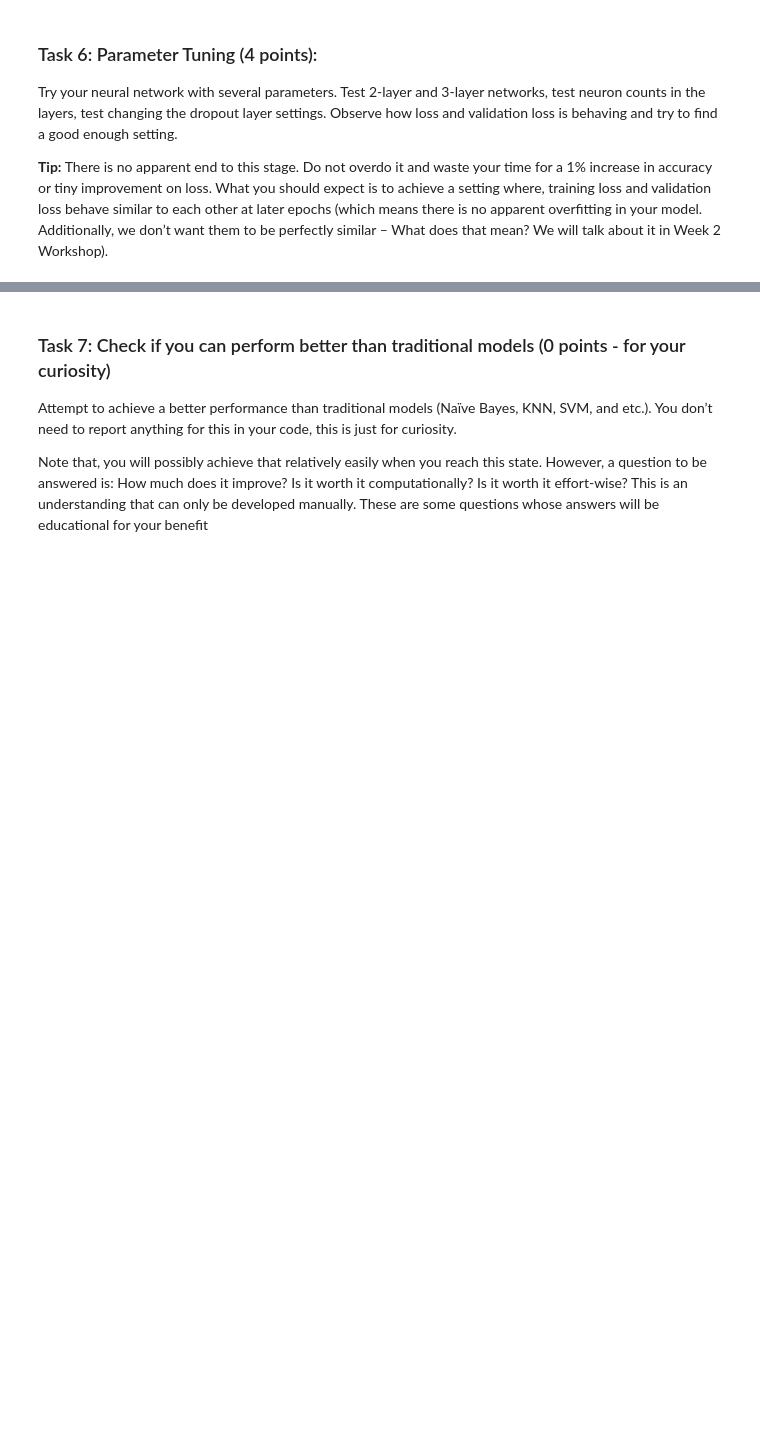
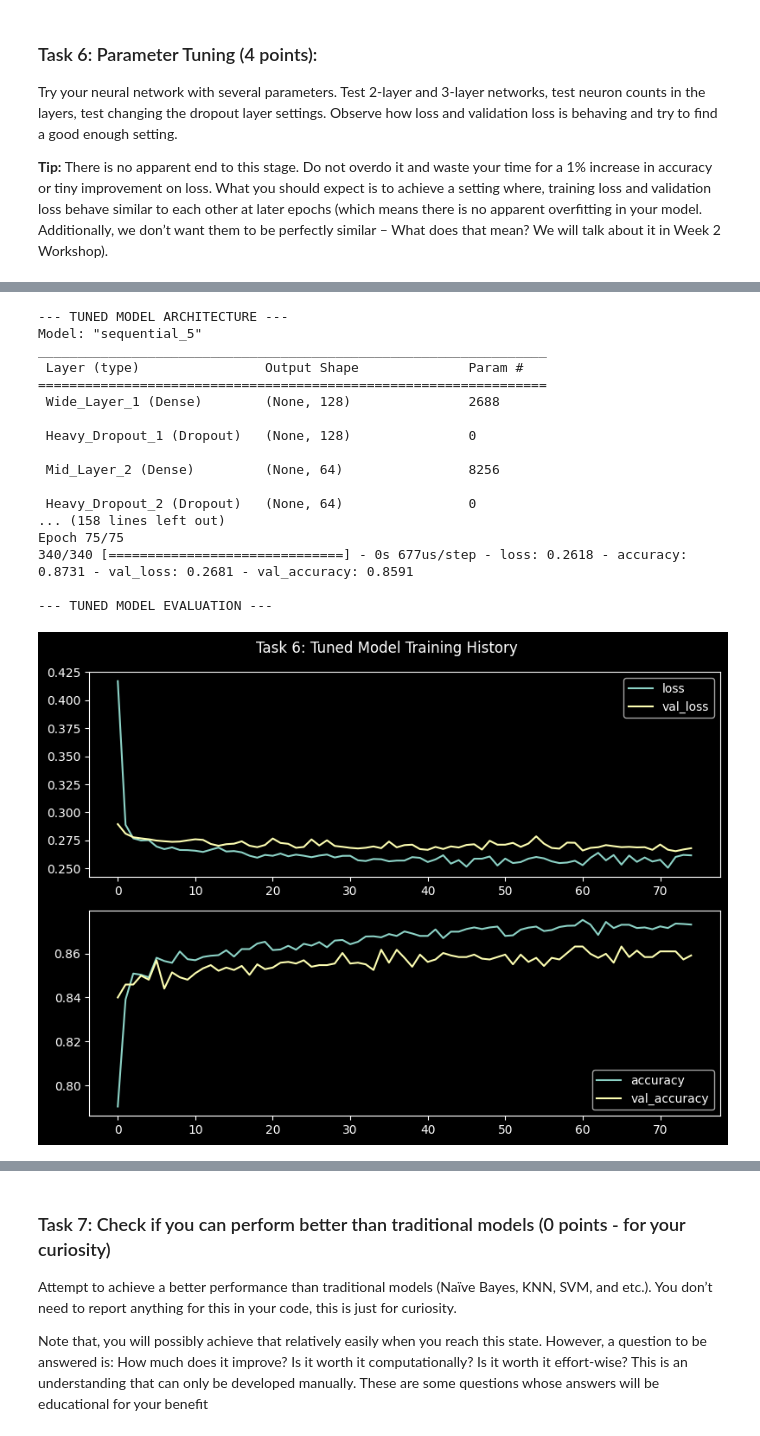
Before and after one commit to Alinakatiliute/BIM-Deep-Learning, a Jupyter notebook: Assignmnet 1.ipynb, the cells around one changed output, grey strips where cells are left out. Drawn from its saved outputs; the diff is of its cells as text; code cells hidden in the pictures; blank space fills up the shorter version.

```diff
--- a/Assignmnet 1.ipynb
+++ b/Assignmnet 1.ipynb
@@ -322,0 +315,61 @@ Tuned Model - Test Loss: 0.2594, Test Accuracy: 0.8743
+# %%
+# ==========================================
+# TASK 6: PARAMETER TUNING (variation 2: 2 Layers, Many Neurons in Layer 1, Little Neurons in Layer 2)
+# ==========================================
+
+# 1. Build the Tuned Architecture (3-Layer Network with Dropout)
+variation2_model = keras.Sequential([
+    # Layer 1: Very wide to find complex cross-feature interactions
+    layers.Dense(128, activation='relu', input_shape=(input_dim,), name="Wide_Layer_1"),
+    layers.Dropout(0.4, name="Heavy_Dropout_1"),
+
+    # Layer 2: Mid-sized funnel
+    layers.Dense(64, activation='relu', name="Mid_Layer_2"),
+    layers.Dropout(0.3, name="Heavy_Dropout_2"),
+
+    # Output Layer
+    layers.Dense(3, activation='softmax', name="Output_Layer")
+])
+
+print("--- TUNED MODEL ARCHITECTURE ---")
+variation2_model.summary()
+
+variation2_model.compile(
+    optimizer='rmsprop',
+    loss='categorical_crossentropy',
+    metrics=['accuracy']
+)
+
+print("\n--- BEGINNING TUNED MODEL TRAINING ---")
+history_tuned = variation2_model.fit(
+    X_train_matrix, y_train_cat,
+    epochs=75,            # Doubling epochs to give the more complex model a chance to learn
+    batch_size=32,
+    validation_split=0.2,
+    verbose=1
+)
+
+print("\n--- TUNED MODEL EVALUATION ---")
+plot_history(history_tuned, title="Task 6: Tuned Model Training History")
+
+test_loss_tuned, test_acc_tuned = variation2_model.evaluate(X_test_matrix, y_test_cat, verbose=0)
+print(f"Tuned Model - Test Loss: {test_loss_tuned:.4f}, Test Accuracy: {test_acc_tuned:.4f}")
+# %% [output]
+--- TUNED MODEL ARCHITECTURE ---
+Model: "sequential_5"
+_________________________________________________________________
+ Layer (type)                Output Shape              Param #
+=================================================================
+ Wide_Layer_1 (Dense)        (None, 128)               2688
+
+ Heavy_Dropout_1 (Dropout)   (None, 128)               0
+
+ Mid_Layer_2 (Dense)         (None, 64)                8256
+
+ Heavy_Dropout_2 (Dropout)   (None, 64)                0
+... (158 lines left out)
+Epoch 75/75
+340/340 [==============================] - 0s 677us/step - loss: 0.2618 - accuracy: 0.8731 - val_loss: 0.2681 - val_accuracy: 0.8591
+
+--- TUNED MODEL EVALUATION ---
+[figure, added]
```
Also changed, not shown: parts of 8 cells of this notebook.
